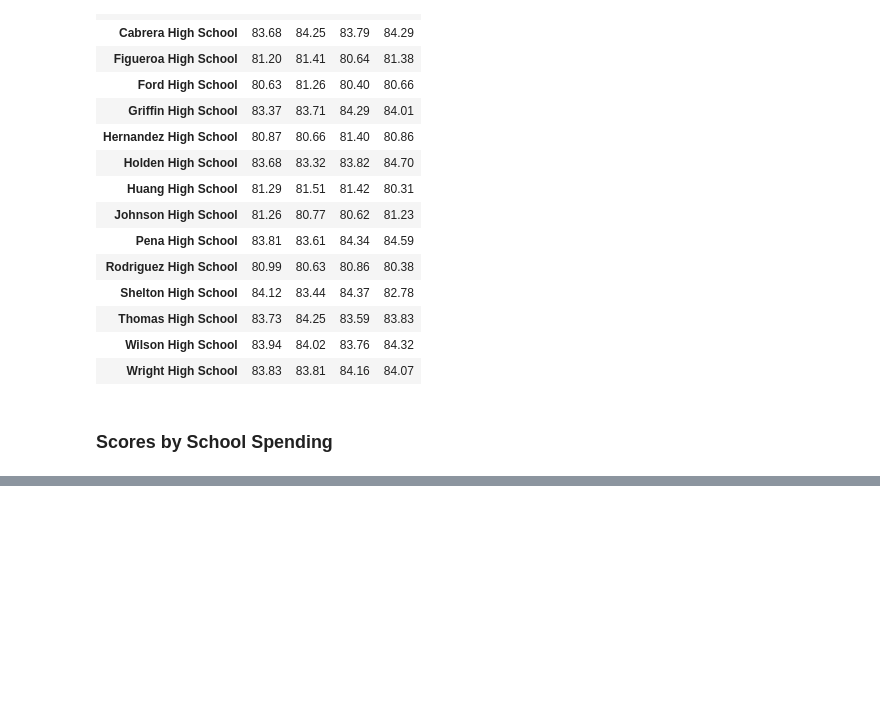
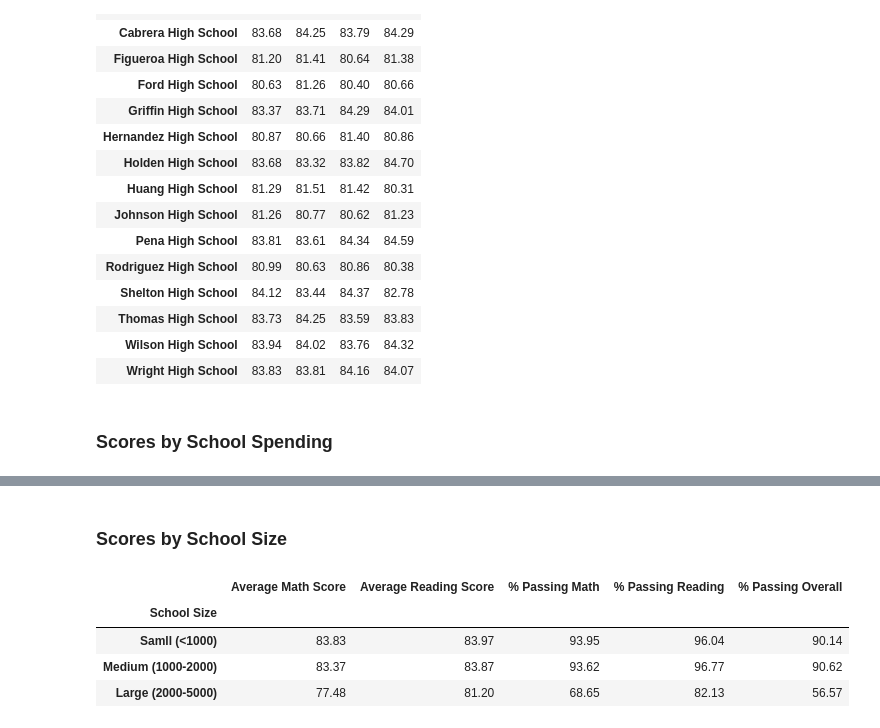
Before and after one commit to asundquistdavis/Pandas-Challenge, a Jupyter notebook: PyCitySchools/main.ipynb, the cells around one changed output, grey strips where cells are left out. Saved outputs shown, nothing was run; the diff lists cells and outputs as text; code cells hidden in the pictures; blank space fills up the shorter version.

```diff
--- a/PyCitySchools/main.ipynb
+++ b/PyCitySchools/main.ipynb
@@ -325,0 +352,37 @@ ValueError: Expected a 1D array, got an array with shape (4, 12)
+# %% [markdown]
+### Scores by School Size
+# %%
+# Create schools size bins
+size_bins = [0, 1000, 2000, 5000]
+
+#Create names for the bins
+size_bin_names = ['Samll (<1000)', 'Medium (1000-2000)', 'Large (2000-5000)']
+
+# Cut original df by school size using size bins
+students_full_df['School Size'] = pd.cut(students_full_df['size'], size_bins, labels=size_bin_names, include_lowest=True)
+
+# Group by school size category
+size_bins_df = students_full_df.groupby('School Size').mean()
+
+# Select the columns of interest
+size_bins_report = size_bins_df[['math_score', 'reading_score', 'passing_math', 'passing_reading', 'passing_overall']]
+
+# Name columns
+size_bins_report = size_bins_report.rename(columns={'math_score': 'Average Math Score', 'reading_score': 'Average Reading Score', 'passing_math': '% Passing Math', 'passing_reading': '% Passing Reading', 'passing_overall': '% Passing Overall'})
+
+# convert to percentages
+for i in range(2,5):
+    size_bins_report.iloc[:,i] = 100 * size_bins_report.iloc[:,i]
+
+# Apply formating
+for i in range(5):
+    size_bins_report.iloc[:,i] = size_bins_report.iloc[:,i].map('{:.2f}'.format)
+
+# Show report
+size_bins_report
+# %% [output]
+|  | Average Math Score | Average Reading Score | % Passing Math | % Passing Reading | % Passing Overall |
+| School Size |  |  |  |  |  |
+| Samll (<1000) | 83.83 | 83.97 | 93.95 | 96.04 | 90.14 |
+| Medium (1000-2000) | 83.37 | 83.87 | 93.62 | 96.77 | 90.62 |
+| Large (2000-5000) | 77.48 | 81.20 | 68.65 | 82.13 | 56.57 |
```
Also changed, not shown: parts of 8 cells of this notebook.
